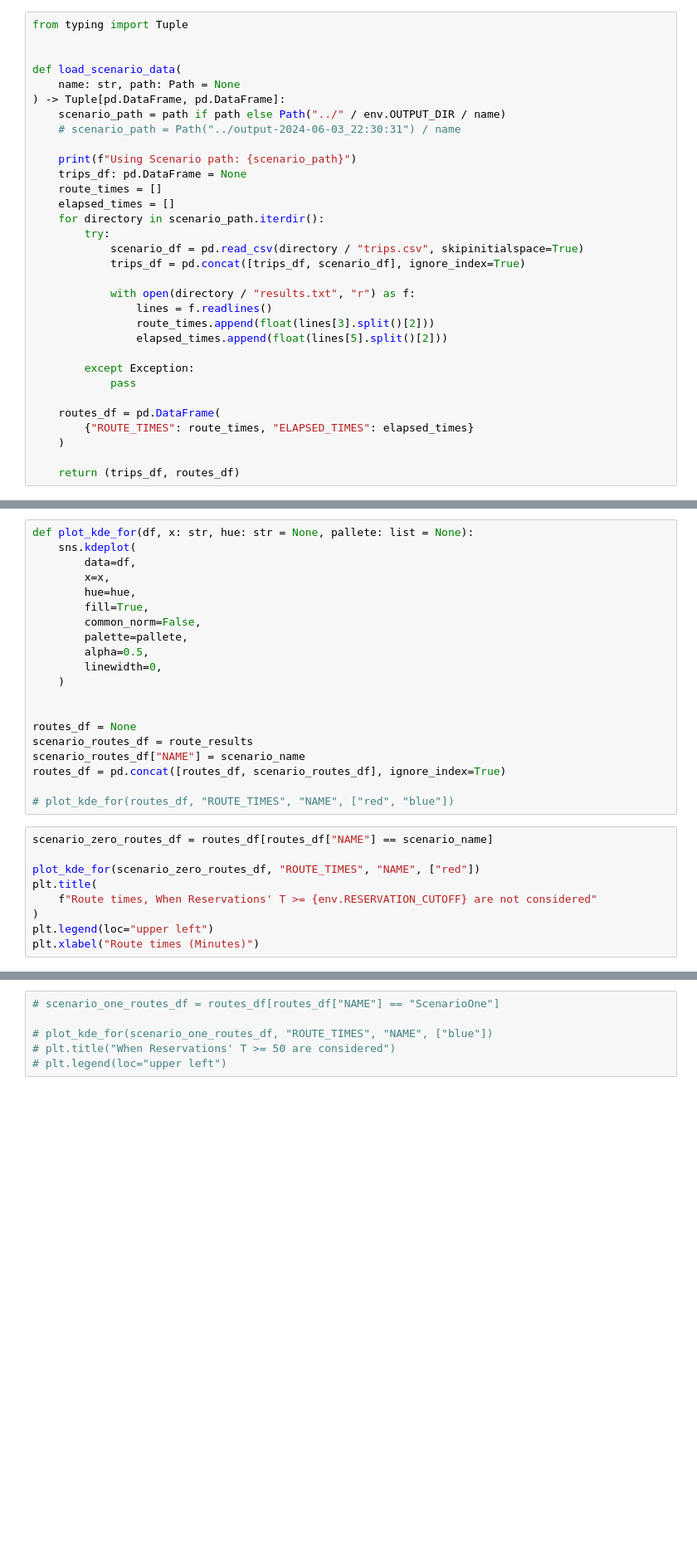
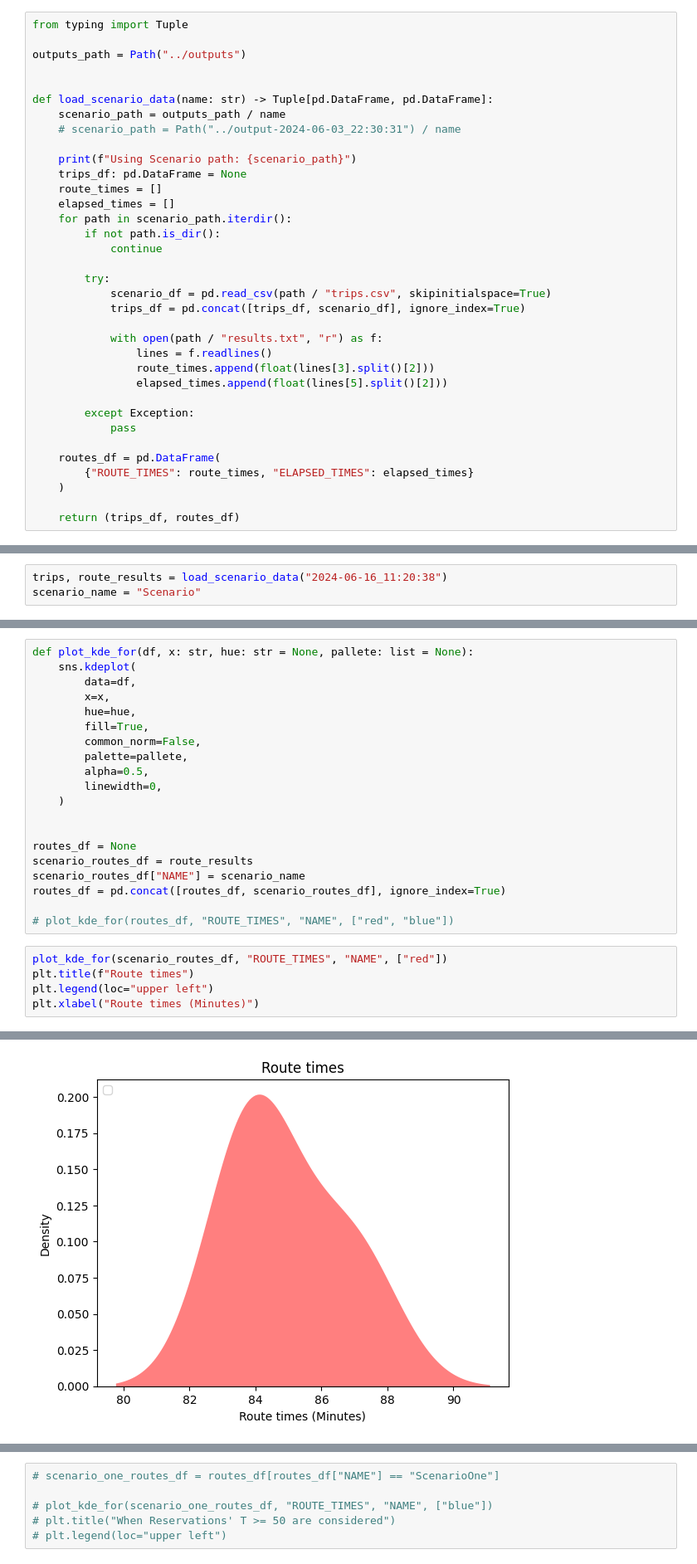
Before and after one commit to mepowerleo10/transit-service-simulation, a Jupyter notebook: src/playground.ipynb, the cells around one changed output, grey strips where cells are left out. Shown at 83% size. Drawn from its saved outputs; the diff is of its cells as text; blank space fills up the shorter version.

```diff
--- a/src/playground.ipynb
+++ b/src/playground.ipynb
@@ -8,23 +6,26 @@ import env
 # %%
 from typing import Tuple
 
+outputs_path = Path("../outputs")
 
-def load_scenario_data(
-    name: str, path: Path = None
-) -> Tuple[pd.DataFrame, pd.DataFrame]:
-    scenario_path = path if path else Path("../" / env.OUTPUT_DIR / name)
+
+def load_scenario_data(name: str) -> Tuple[pd.DataFrame, pd.DataFrame]:
+    scenario_path = outputs_path / name
     # scenario_path = Path("../output-2024-06-03_22:30:31") / name
 
     print(f"Using Scenario path: {scenario_path}")
     trips_df: pd.DataFrame = None
     route_times = []
     elapsed_times = []
-    for directory in scenario_path.iterdir():
+    for path in scenario_path.iterdir():
+        if not path.is_dir():
+            continue
+
         try:
-            scenario_df = pd.read_csv(directory / "trips.csv", skipinitialspace=True)
+            scenario_df = pd.read_csv(path / "trips.csv", skipinitialspace=True)
             trips_df = pd.concat([trips_df, scenario_df], ignore_index=True)
 
-            with open(directory / "results.txt", "r") as f:
+            with open(path / "results.txt", "r") as f:
                 lines = f.readlines()
                 route_times.append(float(lines[3].split()[2]))
                 elapsed_times.append(float(lines[5].split()[2]))
@@ -51,0 +41,3 @@ scenario_name = "Scenario 0"
+# %%
+trips, route_results = load_scenario_data("2024-06-16_11:20:38")
+scenario_name = "Scenario"
@@ -121,11 +122,8 @@ routes_df = pd.concat([routes_df, scenario_routes_df], ignore_index=True)
 
 # plot_kde_for(routes_df, "ROUTE_TIMES", "NAME", ["red", "blue"])
 # %%
-scenario_zero_routes_df = routes_df[routes_df["NAME"] == scenario_name]
-
-plot_kde_for(scenario_zero_routes_df, "ROUTE_TIMES", "NAME", ["red"])
-plt.title(
-    f"Route times, When Reservations' T >= {env.RESERVATION_CUTOFF} are not considered"
-)
+plot_kde_for(scenario_routes_df, "ROUTE_TIMES", "NAME", ["red"])
+plt.title(f"Route times")
 plt.legend(loc="upper left")
 plt.xlabel("Route times (Minutes)")
+# %% [output]
@@ -132 +132,2 @@ plt.xlabel("Route times (Minutes)")
+[figure, added]
 # %%
```
Also changed, not shown: parts of 11 cells of this notebook, 11 other files.
